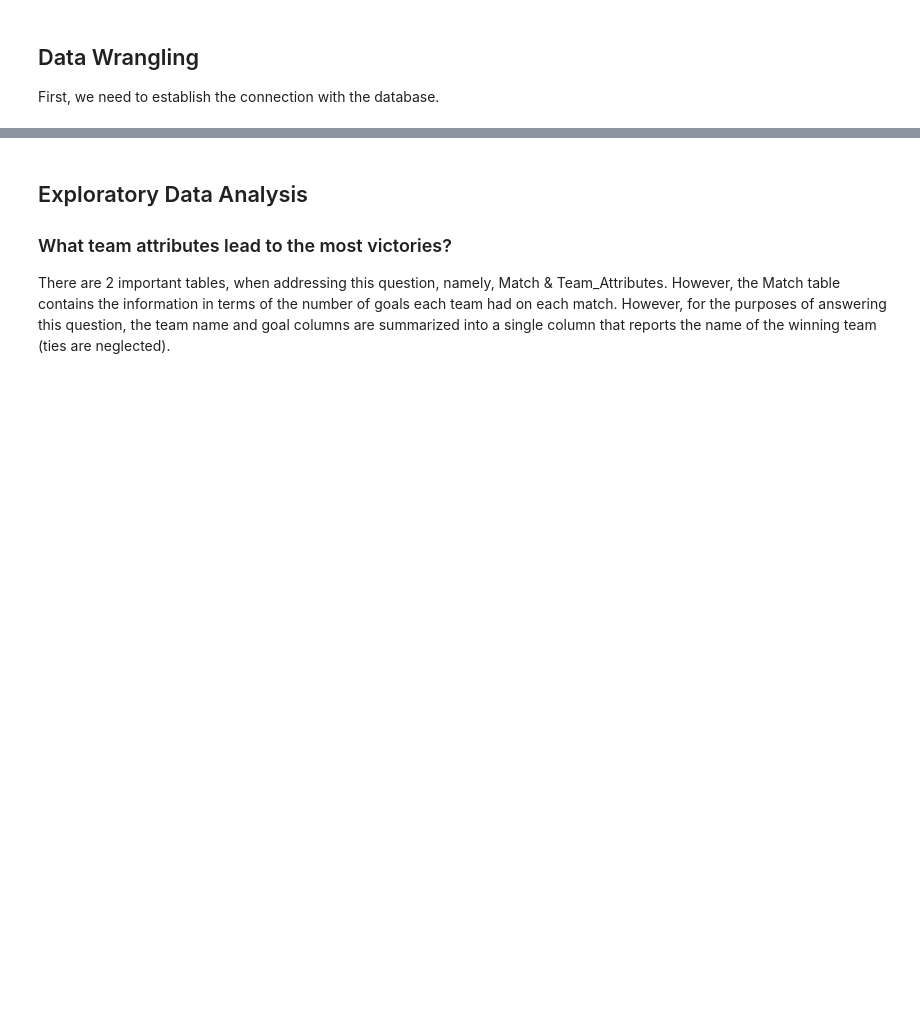
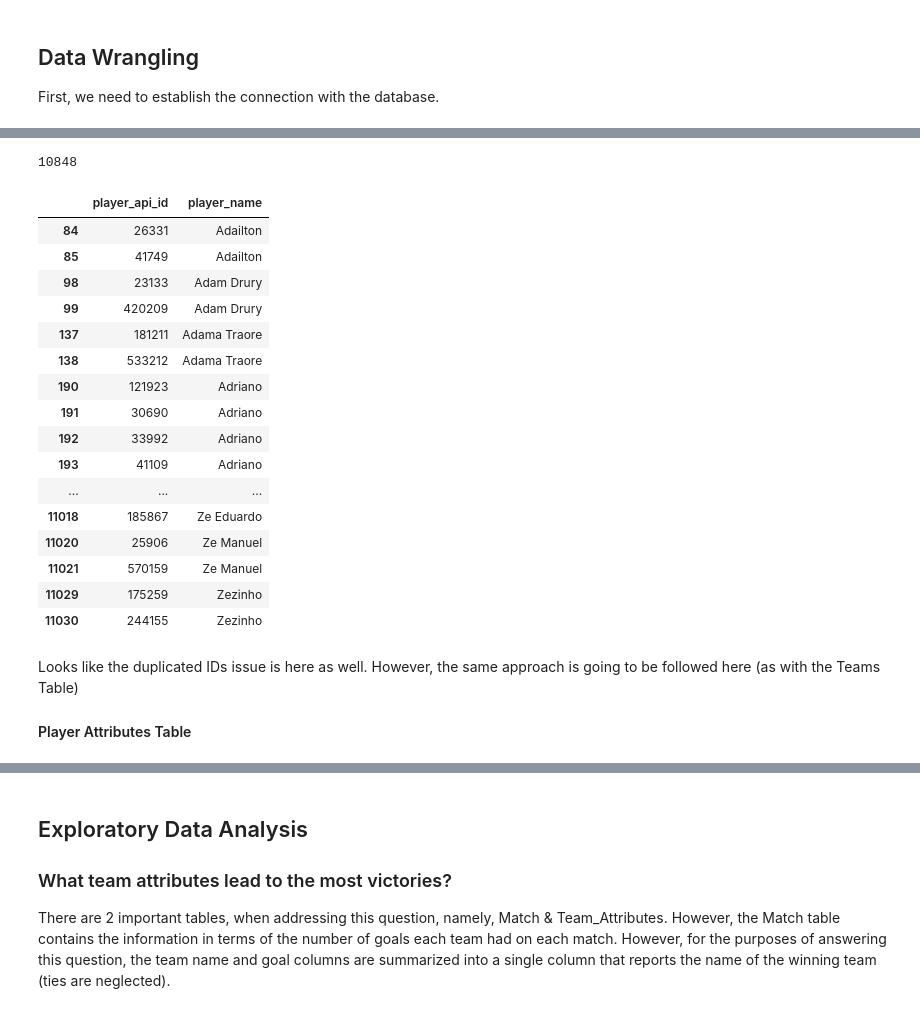
Before and after one commit to msarraj-edu/Investigating-Kaggle-Soccer-Dataset, a Jupyter notebook: Investigating-Kaggle_Soccer-Dataset.ipynb, the cells around one changed output, grey strips where cells are left out. Drawn from its saved outputs; the diff is of its cells as text; code cells hidden in the pictures; blank space fills up the shorter version.

```diff
--- a/Investigating-Kaggle_Soccer-Dataset.ipynb
+++ b/Investigating-Kaggle_Soccer-Dataset.ipynb
@@ -28,0 +226,6 @@ Upon manual inspection, it seems that data cleaning is not needed on this report
+# %%
+if 'raw_team_attributes' in globals():
+    del raw_team_attributes
+
+raw_player = pd.read_sql_query('''select player_api_id, player_name
+from player''',conn)
@@ -28,0 +255,28 @@ Upon manual inspection, it seems that data cleaning is not needed on this report
+# %%
+raw_player.player_name.nunique()
+# %% [output]
+10848
+# %%
+raw_player[raw_player.player_name.duplicated(keep=False)]
+# %% [output]
+|  | player_api_id | player_name |
+| 84 | 26331 | Adailton |
+| 85 | 41749 | Adailton |
+| 98 | 23133 | Adam Drury |
+| 99 | 420209 | Adam Drury |
+| 137 | 181211 | Adama Traore |
+| 138 | 533212 | Adama Traore |
+| 190 | 121923 | Adriano |
+| 191 | 30690 | Adriano |
+| 192 | 33992 | Adriano |
+| 193 | 41109 | Adriano |
+| ... | ... | ... |
+| 11018 | 185867 | Ze Eduardo |
+| 11020 | 25906 | Ze Manuel |
+| 11021 | 570159 | Ze Manuel |
+| 11029 | 175259 | Zezinho |
+| 11030 | 244155 | Zezinho |
+# %% [markdown]
+Looks like the duplicated IDs issue is here as well. However, the same approach is going to be followed here (as with the Teams Table)
+
+#### Player Attributes Table
```
Also changed, not shown: parts of 30 cells of this notebook, 1 other file.
